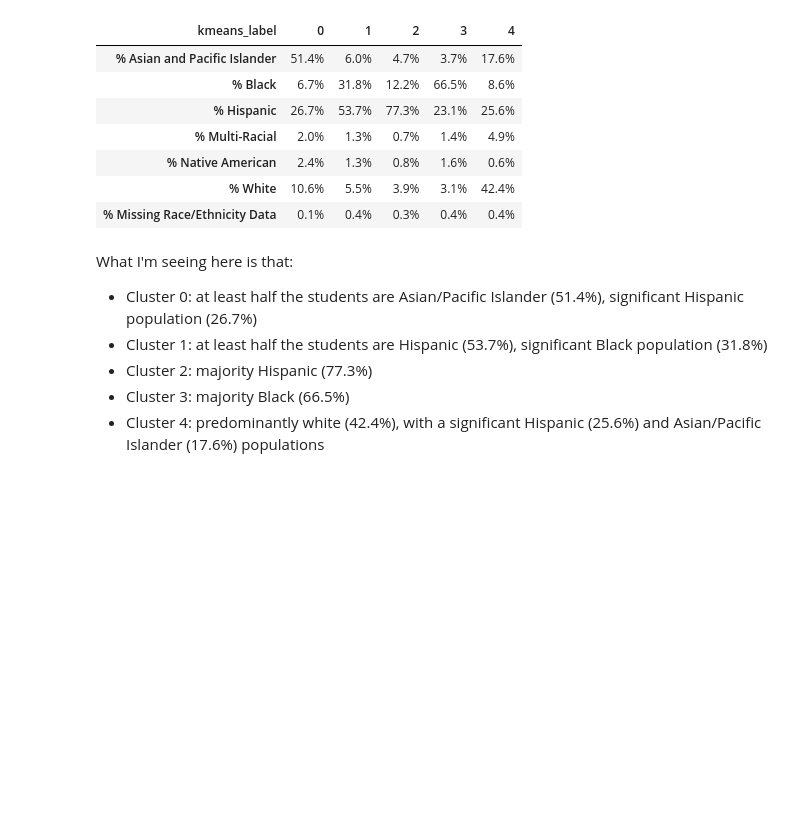
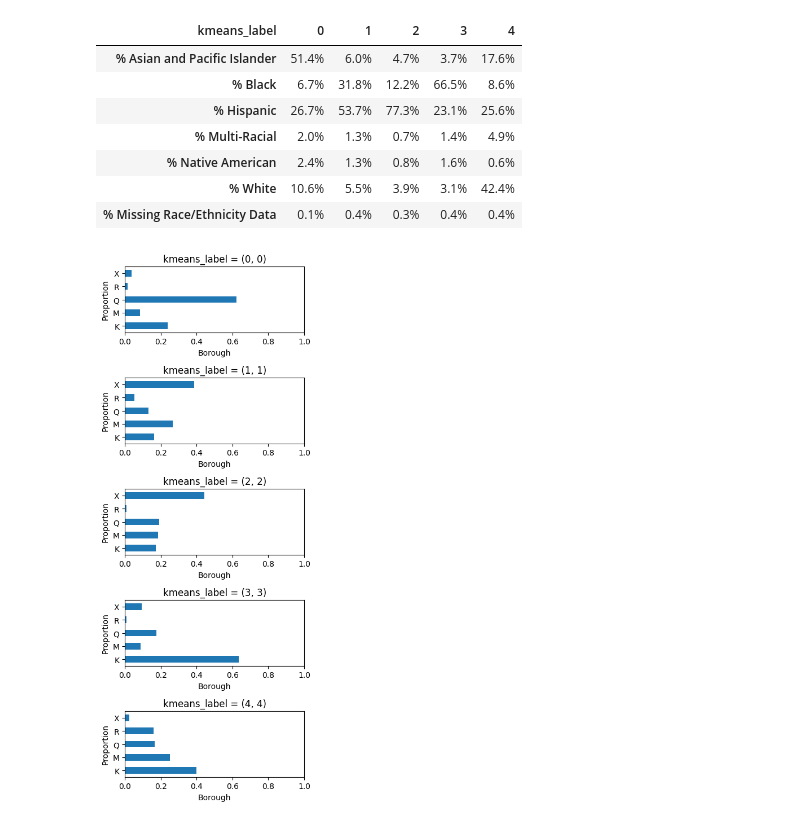
Before and after one commit to cmgsalazar/nyc-schools-cluster, a Jupyter notebook: 1_clustering.ipynb, the cells around one changed output. Saved outputs shown, nothing was run; the diff lists cells and outputs as text; code cells hidden in the pictures; blank space fills up the shorter version.

Commit message:
Get borough proportions by cluster

```diff
--- a/1_clustering.ipynb
+++ b/1_clustering.ipynb
@@ -90,11 +90,34 @@ feature_ave.style.format("{:.1%}")
 | % Native American | 2.4% | 1.3% | 0.8% | 1.6% | 0.6% |
 | % White | 10.6% | 5.5% | 3.9% | 3.1% | 42.4% |
 | % Missing Race/Ethnicity Data | 0.1% | 0.4% | 0.3% | 0.4% | 0.4% |
-# %% [markdown]
-What I'm seeing here is that:
-* Cluster 0: at least half the students are Asian/Pacific Islander (51.4%), significant Hispanic population (26.7%)
-* Cluster 1: at least half the students are Hispanic (53.7%), significant Black population (31.8%)
-* Cluster 2: majority Hispanic (77.3%)
-* Cluster 3: majority Black (66.5%)
-* Cluster 4: predominantly white (42.4%), with a significant Hispanic (25.6%) and Asian/Pacific Islander (17.6%) populations
+# %%
+import matplotlib.pyplot as plt
+
+counts = (
+    df_2024.groupby(["kmeans_label", "Borough"])
+    .size()
+    .groupby(level=0)
+    .apply(lambda x: x / x.sum())
+    .unstack(fill_value=0)
+)
+counts_pct = counts * 100
+
+# plot grid of bar charts
+n_clusters = counts_pct.shape[0]
+fig, axes = plt.subplots(n_clusters, 1, figsize=(4, 2 * n_clusters))
+
+if n_clusters == 1:
+    axes = [axes]
+
+for ax, (label, row) in zip(axes, counts.iterrows()):
+    row.plot.barh(ax=ax)
+    ax.set_title(f"kmeans_label = {label}")
+    ax.set_ylabel("Proportion")
+    ax.set_xlabel("Borough")
+    ax.set_xlim(0, 1)
+
+plt.tight_layout()
+plt.show()
+# %% [output]
+[figure, added]
 # %%
```
Also changed, not shown: parts of 2 cells of this notebook.
